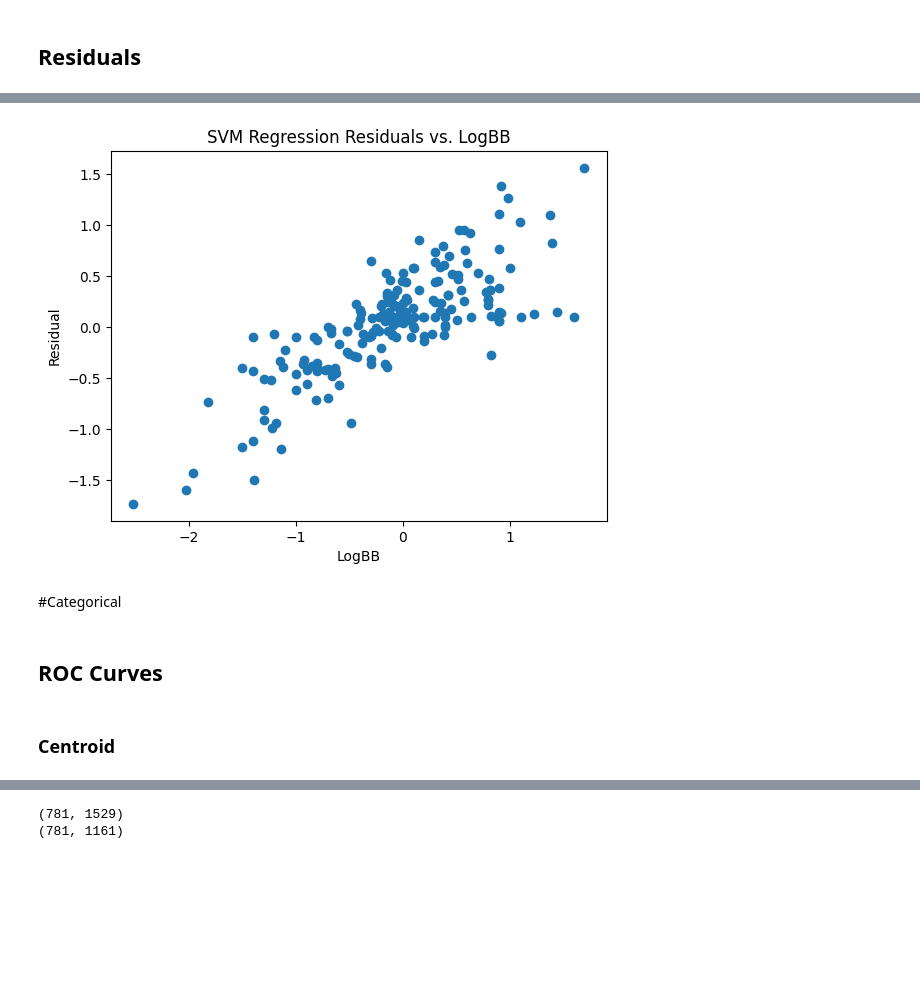
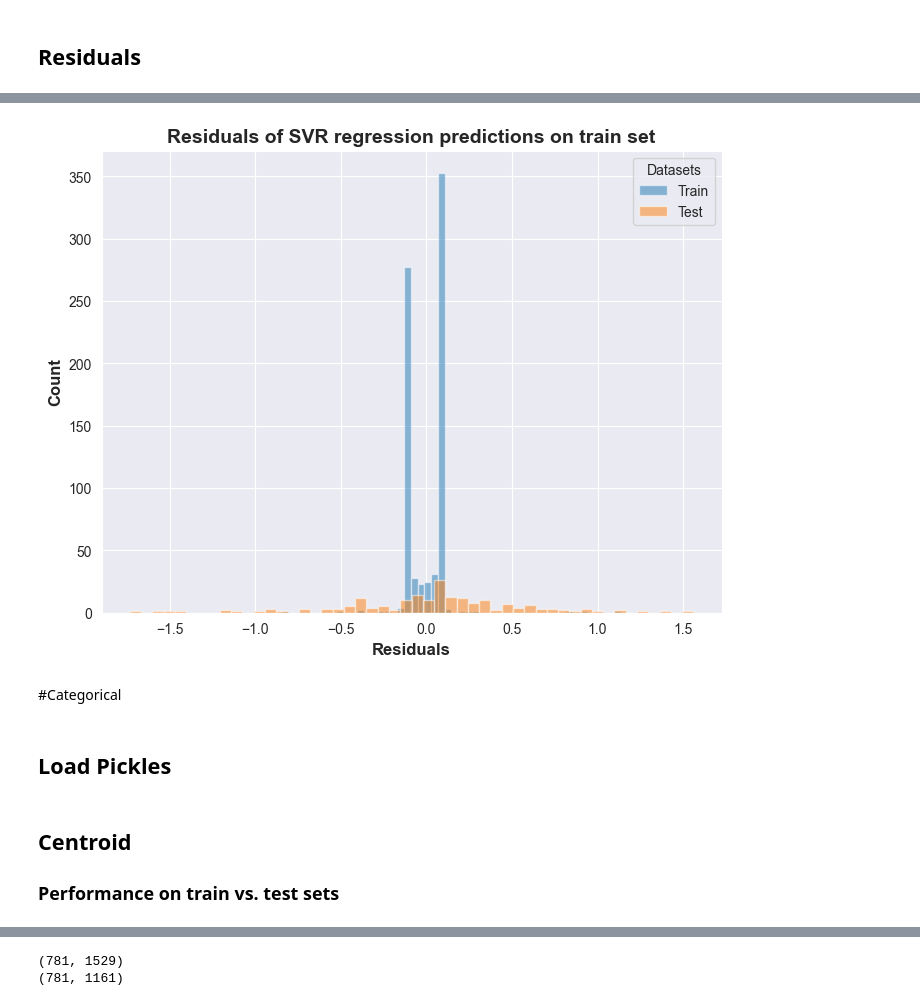
Before and after one commit to junqilu/BBBPrediction, a Jupyter notebook: baseline_models_evaluation.ipynb, the cells around one changed output, grey strips where cells are left out. Saved outputs shown, nothing was run; the diff lists cells and outputs as text; code cells hidden in the pictures; blank space fills up the shorter version.

```diff
--- a/baseline_models_evaluation.ipynb
+++ b/baseline_models_evaluation.ipynb
@@ -22,5 +27,7 @@ from model_evaluation import delongs_test
 # %%
 svm_model = load_pickle(r'model_pickles\best_svm_regressor.pkl')
 
-regression_X = load_pickle(r'model_outputs\svm_classifier\regression_x_test.pkl')
-regression_y = load_pickle(r'model_outputs\svm_classifier\regression_y_test.pkl')
+regression_X_test = load_pickle(r'model_outputs\svr_regressor\regression_x_test.pkl')
+regression_y_test = load_pickle(r'model_outputs\svr_regressor\regression_y_test.pkl')
+regression_X_train = load_pickle(r'model_outputs\svr_regressor\regression_x_train.pkl')
+regression_y_train = load_pickle(r'model_outputs\svr_regressor\regression_y_train.pkl')
@@ -27,10 +100,6 @@ regression_y = load_pickle(r'model_outputs\svm_classifier\regression_y_test.pkl'
 # %%
-svm_predicted_y = svm_model.predict(regression_X)
+svm_predicted_y_train = svm_model.predict(regression_X_train)
+svm_residual_train = regression_y_train - svm_predicted_y_train
 
-svm_residual = regression_y - svm_predicted_y
-
-plt.hist(svm_residual, bins=50)
-plt.title('Residuals of SVM Regression Predictions')
-plt.xlabel('Residuals')
-plt.ylabel('Count')
-plt.show()
+svm_predicted_y_test = svm_model.predict(regression_X_test)
+svm_residual_test = regression_y_test - svm_predicted_y_test
@@ -39,15 +154,28 @@ plt.show()
 # %%
-plt.scatter(regression_y, svm_residual)
-plt.title('SVM Regression Residuals vs. LogBB')
-plt.xlabel('LogBB')
-plt.ylabel('Residual')
+fig, ax = plt.subplots(figsize=(8, 6))
+
+plt.hist(svm_residual_train, bins=50, alpha=0.5, label='Train')
+plt.hist(svm_residual_test, bins=50, alpha=0.5, label='Test')
+
+plt.xlabel('Residuals', weight='bold', fontsize=12)
+plt.ylabel('Count', weight='bold', fontsize=12)
+plt.title('Residuals of SVR regression predictions on train set', weight='bold',
+          fontsize=14)
+plt.legend(title='Datasets')
+
+plt.savefig(
+    r'model_outputs\svr_regressor\residuals.png',
+    dpi=600,
+    bbox_inches='tight'
+)
+
 plt.show()
 # %% [output]
-[figure, old version]
+[figure, new version]
 # %% [markdown]
 #Categorical
 # %% [markdown]
-## ROC Curves
+## Load Pickles
 # %%
 centroid_svm = load_pickle(r'model_pickles\best_svm_classifier_centroid.pkl')
 smoteenn_svm = load_pickle(r'model_pickles\best_svm_classifier_smoteenn.pkl')
@@ -60,3 +192,4 @@ smoteenn_y_test = load_pickle(r'model_outputs\svm_classifier\smoteenn_y_test.pkl
 # %% [markdown]
-### Centroid
+## Centroid
+### Performance on train vs. test sets
 # %%
```
Also changed, not shown: parts of 19 cells of this notebook, 9 other files.
